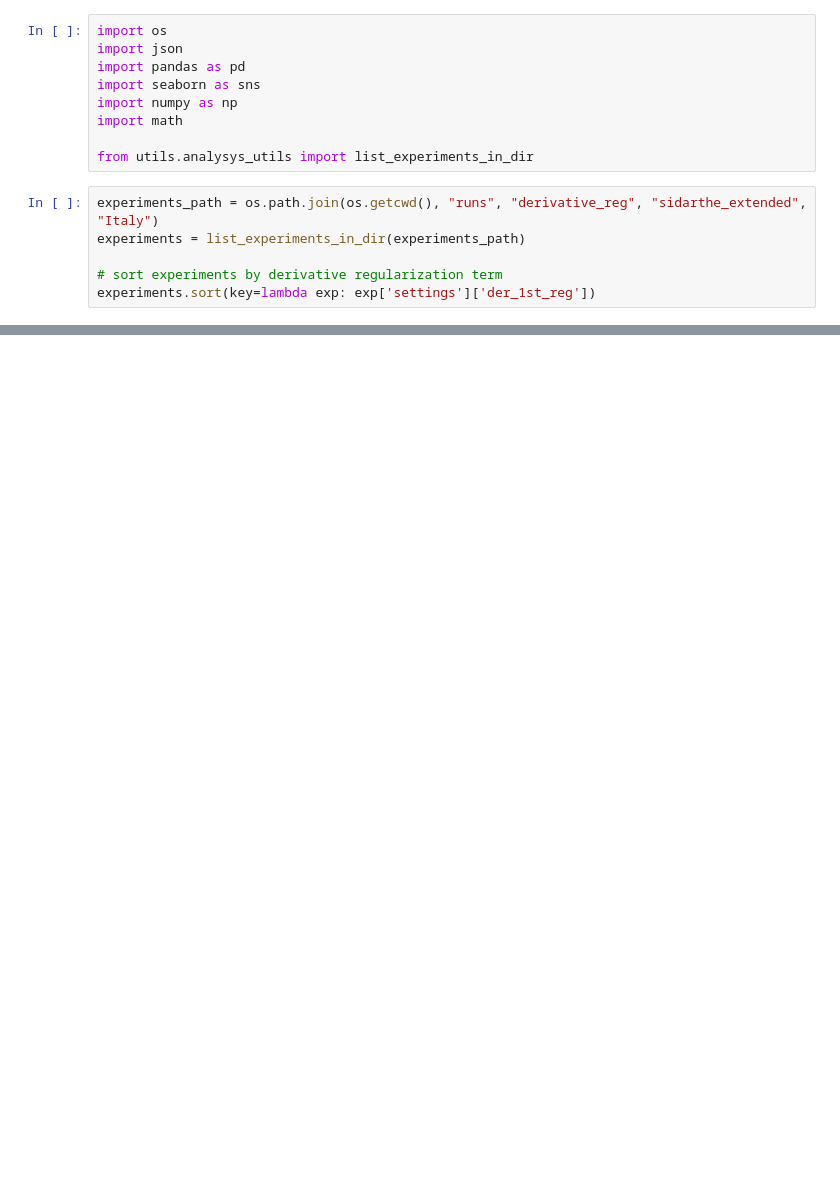
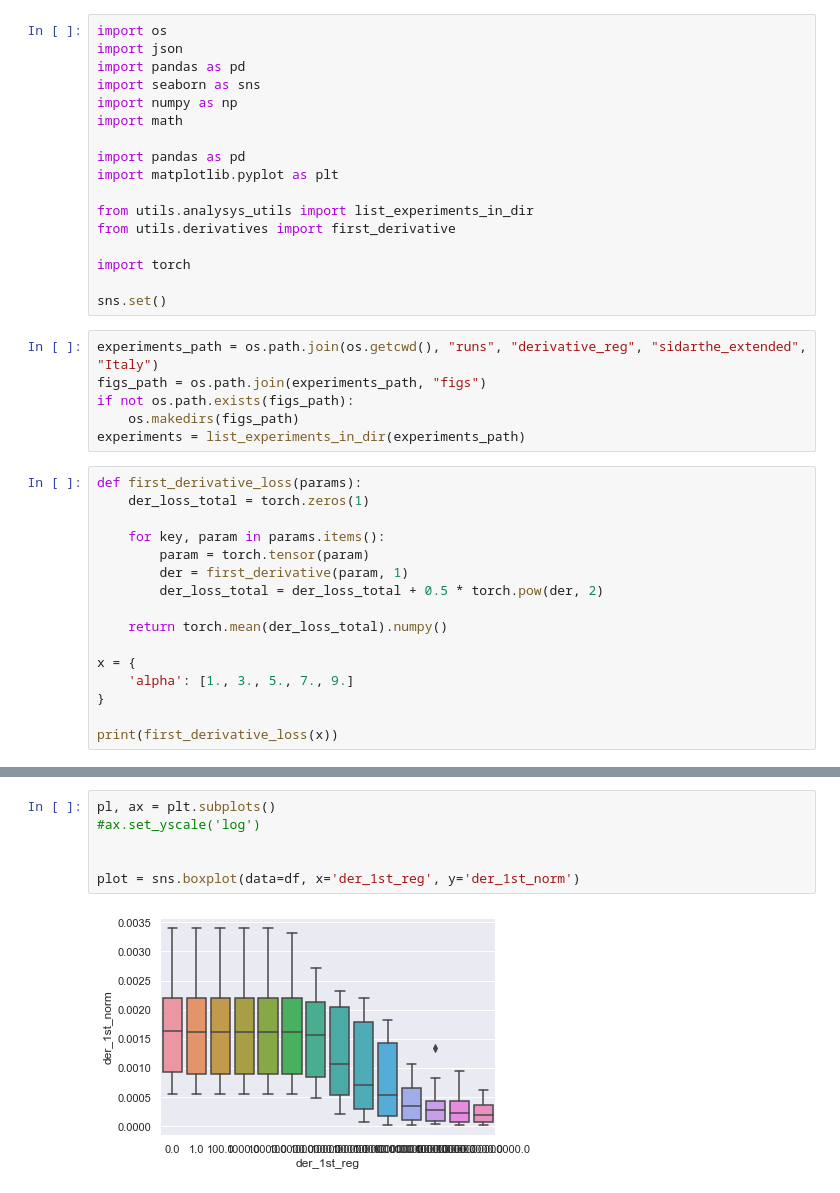
Before and after one commit to sailab-code/learning-sidarthe, a Jupyter notebook: analyze_derivative_regularization_experiments.ipynb, the cells around one changed output, grey strips where cells are left out. Drawn from its saved outputs; the diff is of its cells as text; blank space fills up the shorter version.

```diff
--- a/analyze_derivative_regularization_experiments.ipynb
+++ b/analyze_derivative_regularization_experiments.ipynb
@@ -6,10 +6,34 @@ import seaborn as sns
 import numpy as np
 import math
 
+import pandas as pd
+import matplotlib.pyplot as plt
+
 from utils.analysys_utils import list_experiments_in_dir
+from utils.derivatives import first_derivative
+
+import torch
+
+sns.set()
 # %%
 experiments_path = os.path.join(os.getcwd(), "runs", "derivative_reg", "sidarthe_extended", "Italy")
+figs_path = os.path.join(experiments_path, "figs")
+if not os.path.exists(figs_path):
+    os.makedirs(figs_path)
 experiments = list_experiments_in_dir(experiments_path)
-
-# sort experiments by derivative regularization term
-experiments.sort(key=lambda exp: exp['settings']['der_1st_reg'])
+# %%
+def first_derivative_loss(params):
+    der_loss_total = torch.zeros(1)
+
+    for key, param in params.items():
+        param = torch.tensor(param)
+        der = first_derivative(param, 1)
+        der_loss_total = der_loss_total + 0.5 * torch.pow(der, 2)
+
+    return torch.mean(der_loss_total).numpy()
+
+x = {
+    'alpha': [1., 3., 5., 7., 9.]
+}
+
+print(first_derivative_loss(x))
@@ -84,0 +208,8 @@ fg.add_legend()
+# %%
+pl, ax = plt.subplots()
+#ax.set_yscale('log')
+
+
+plot = sns.boxplot(data=df, x='der_1st_reg', y='der_1st_norm')
+# %% [output]
+[figure, added]
```
Also changed, not shown: parts of 10 cells of this notebook, 12 other files.
